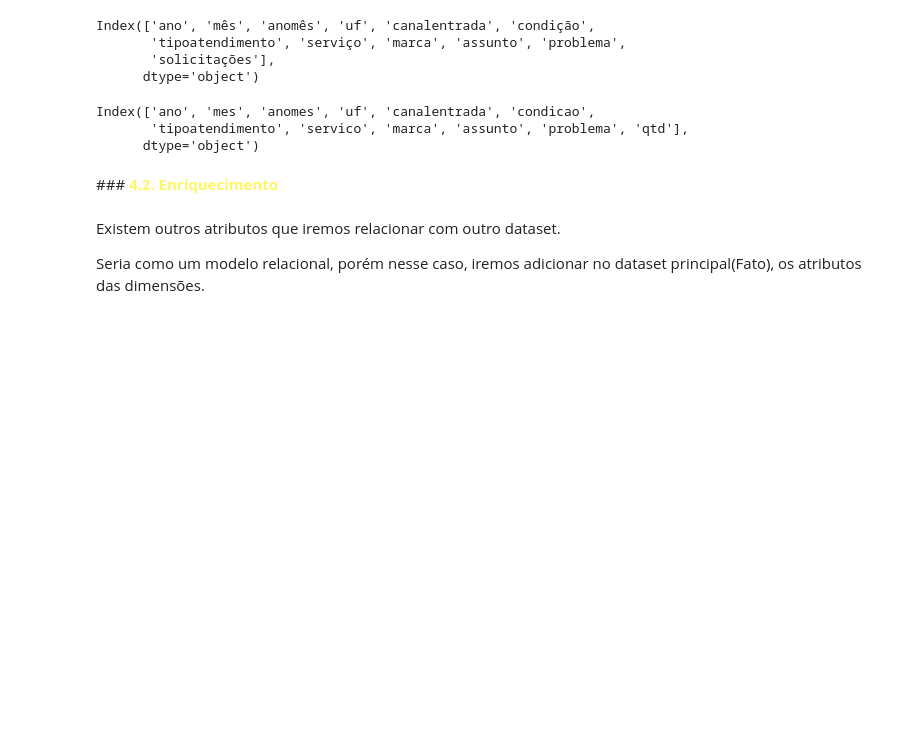
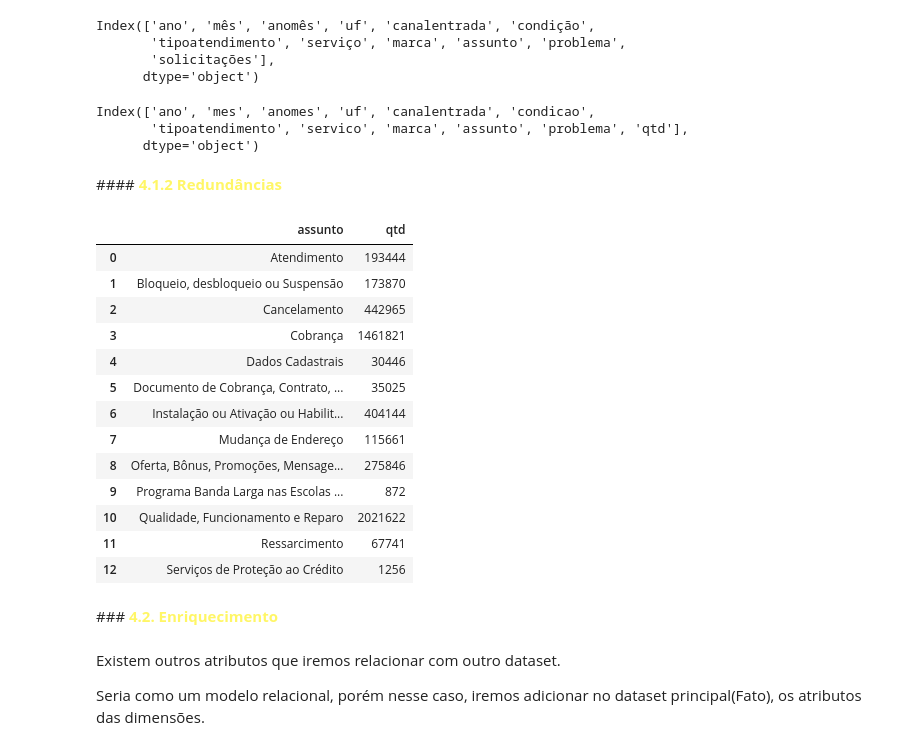
Before and after one commit to gabrielmprata/Anatel_Reclamacoes, a Jupyter notebook: Anatel_Reclamacoes_PreProc.ipynb, the cells around one changed output. Cells and saved outputs as stored; diff of their text form; code cells hidden in the pictures; blank space fills up the shorter version.

```diff
--- a/Anatel_Reclamacoes_PreProc.ipynb
+++ b/Anatel_Reclamacoes_PreProc.ipynb
@@ -351,6 +377,42 @@ df_anatel.columns
 Index(['ano', 'mes', 'anomes', 'uf', 'canalentrada', 'condicao',
        'tipoatendimento', 'servico', 'marca', 'assunto', 'problema', 'qtd'],
       dtype='object')
+# %% [markdown]
+####**<font color=#fff666> 4.1.2 Redundâncias**
+# %%
+df_anatel.loc[df_anatel.assunto=='Bloqueio ou Suspensão e Desbloqueio','assunto']='Bloqueio, desbloqueio ou Suspensão'
+
+df_anatel.loc[df_anatel.assunto=='Dados cadastrais e número da linha','assunto']='Dados Cadastrais'
+df_anatel.loc[df_anatel.assunto=='Dados cadastrais ou número da linha','assunto']='Dados Cadastrais'
+
+df_anatel.loc[df_anatel.assunto=='Documento de Cobrança, Contrato, Gravações','assunto']='Documento de Cobrança, Contrato, Relatório, Gravações'
+
+df_anatel.loc[df_anatel.assunto=='Mudança de Plano','assunto']='Oferta, Bônus, Promoções, Mensagens Publicitárias e Mudança de Plano'
+df_anatel.loc[df_anatel.assunto=='Oferta','assunto']='Oferta, Bônus, Promoções, Mensagens Publicitárias e Mudança de Plano'
+
+df_anatel.loc[df_anatel.assunto=='Plano de serviços, Oferta, Bônus, Promoções e Mensagens Publicitárias','assunto']='Oferta, Bônus, Promoções, Mensagens Publicitárias e Mudança de Plano'
+df_anatel.loc[df_anatel.assunto=='Bônus e Promoções','assunto']='Oferta, Bônus, Promoções, Mensagens Publicitárias e Mudança de Plano'
+
+df_anatel.loc[df_anatel.assunto=='Qualidade e Funcionamento do Serviço ou Equipamento','assunto']='Qualidade, Funcionamento e Reparo'
+
+df_anatel.loc[df_anatel.assunto=='Dificuldade em cancelar','assunto']='Cancelamento'
+# %%
+df_anatel.groupby(["assunto"])['qtd'].sum().reset_index()
+# %% [output]
+|  | assunto | qtd |
+| 0 | Atendimento | 193444 |
+| 1 | Bloqueio, desbloqueio ou Suspensão | 173870 |
+| 2 | Cancelamento | 442965 |
+| 3 | Cobrança | 1461821 |
+| 4 | Dados Cadastrais | 30446 |
+| 5 | Documento de Cobrança, Contrato, ... | 35025 |
+| 6 | Instalação ou Ativação ou Habilit... | 404144 |
+| 7 | Mudança de Endereço | 115661 |
+| 8 | Oferta, Bônus, Promoções, Mensage... | 275846 |
+| 9 | Programa Banda Larga nas Escolas ... | 872 |
+| 10 | Qualidade, Funcionamento e Reparo | 2021622 |
+| 11 | Ressarcimento | 67741 |
+| 12 | Serviços de Proteção ao Crédito | 1256 |
 # %% [markdown]
 ###**<font color=#fff666> 4.2. Enriquecimento**
 # %% [markdown]
```
Also changed, not shown: parts of 3 cells of this notebook.
